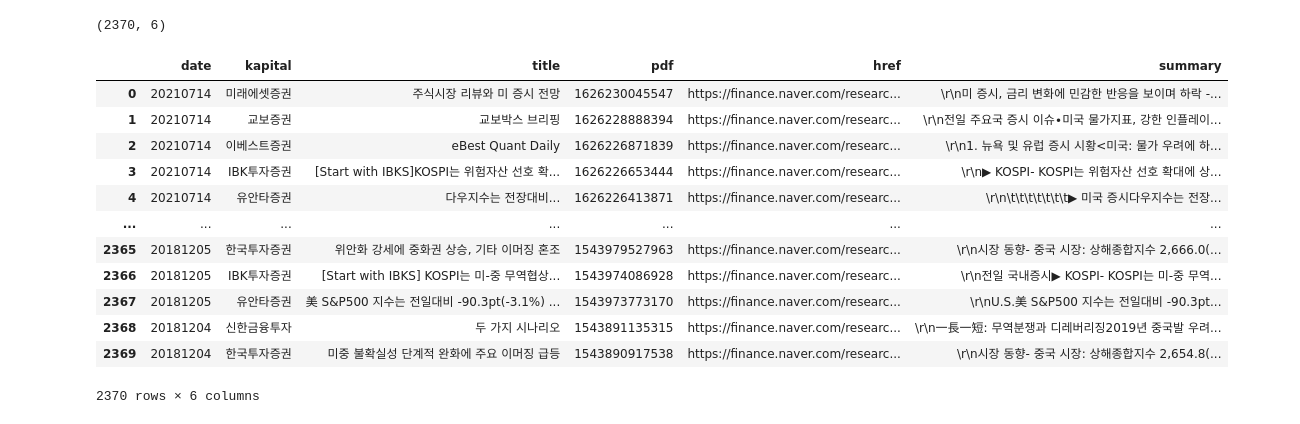
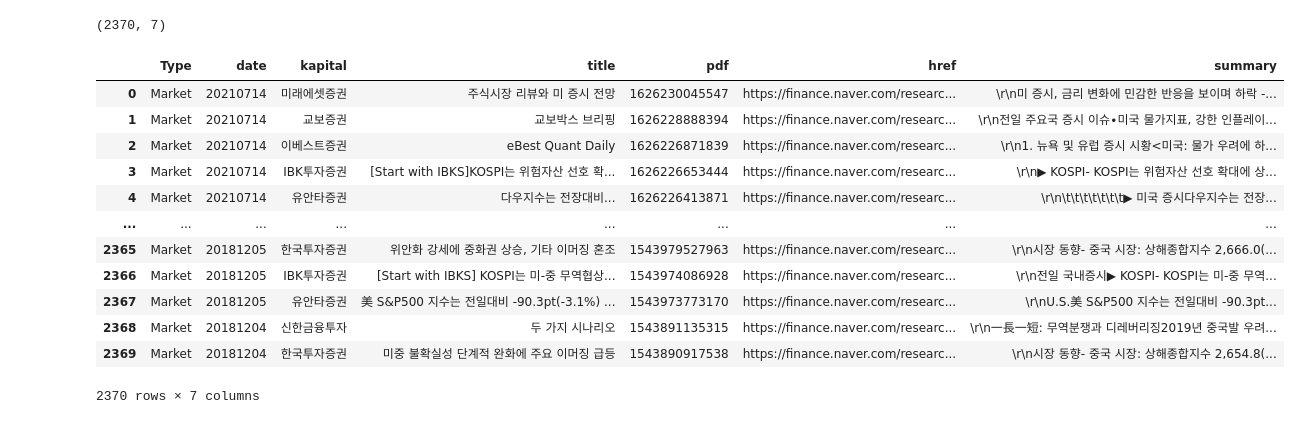
Before and after one commit to kuri980824/Crawling, a Jupyter notebook: Desktop/Project/0719_Naver_Finance_Full.ipynb, the cells around one changed output. Saved outputs shown, nothing was run; the diff lists cells and outputs as text; code cells hidden in the pictures.

```diff
--- a/Desktop/Project/0719_Naver_Finance_Full.ipynb
+++ b/Desktop/Project/0719_Naver_Finance_Full.ipynb
@@ -57,21 +61,23 @@ DF_inv
 # %%
 DF_mkt = pd.read_csv('naver_finance_market_summary.csv')
+DF_mkt['Type' ]= 'Market'
+DF_mkt = DF_mkt[['Type', 'date', 'kapital', 'title', 'pdf', 'href', 'summary']]
 print(DF_mkt.shape)
 DF_mkt
 # %% [output]
-(2370, 6)
+(2370, 7)
-|  | date | kapital | title | pdf | href | summary |
-| 0 | 20210714 | 미래에셋증권 | 주식시장 리뷰와 미 증시 전망 | 1626230045547 | https://finance.naver.com/researc... | \r\n미 증시, 금리 변화에 민감한 반응을 보이며 하락 -... |
-| 1 | 20210714 | 교보증권 | 교보박스 브리핑 | 1626228888394 | https://finance.naver.com/researc... | \r\n전일 주요국 증시 이슈∙미국 물가지표, 강한 인플레이... |
-| 2 | 20210714 | 이베스트증권 | eBest Quant Daily | 1626226871839 | https://finance.naver.com/researc... | \r\n1. 뉴욕 및 유럽 증시 시황<미국: 물가 우려에 하... |
-| 3 | 20210714 | IBK투자증권 | [Start with IBKS]KOSPI는 위험자산 선호 확... | 1626226653444 | https://finance.naver.com/researc... | \r\n▶ KOSPI- KOSPI는 위험자산 선호 확대에 상... |
-| 4 | 20210714 | 유안타증권 | 다우지수는 전장대비... | 1626226413871 | https://finance.naver.com/researc... | \r\n\t\t\t\t\t\t\t▶ 미국 증시다우지수는 전장... |
-| ... | ... | ... | ... | ... | ... | ... |
-| 2365 | 20181205 | 한국투자증권 | 위안화 강세에 중화권 상승, 기타 이머징 혼조 | 1543979527963 | https://finance.naver.com/researc... | \r\n시장 동향- 중국 시장: 상해종합지수 2,666.0(... |
-| 2366 | 20181205 | IBK투자증권 | [Start with IBKS] KOSPI는 미-중 무역협상... | 1543974086928 | https://finance.naver.com/researc... | \r\n전일 국내증시▶ KOSPI- KOSPI는 미-중 무역... |
-| 2367 | 20181205 | 유안타증권 | 美 S&P500 지수는 전일대비 -90.3pt(-3.1%) ... | 1543973773170 | https://finance.naver.com/researc... | \r\nU.S.美 S&P500 지수는 전일대비 -90.3pt... |
-| 2368 | 20181204 | 신한금융투자 | 두 가지 시나리오 | 1543891135315 | https://finance.naver.com/researc... | \r\n一長一短: 무역분쟁과 디레버리징2019년 중국발 우려... |
-| 2369 | 20181204 | 한국투자증권 | 미중 불확실성 단계적 완화에 주요 이머징 급등 | 1543890917538 | https://finance.naver.com/researc... | \r\n시장 동향- 중국 시장: 상해종합지수 2,654.8(... |
+|  | Type | date | kapital | title | pdf | href | summary |
+| 0 | Market | 20210714 | 미래에셋증권 | 주식시장 리뷰와 미 증시 전망 | 1626230045547 | https://finance.naver.com/researc... | \r\n미 증시, 금리 변화에 민감한 반응을 보이며 하락 -... |
+| 1 | Market | 20210714 | 교보증권 | 교보박스 브리핑 | 1626228888394 | https://finance.naver.com/researc... | \r\n전일 주요국 증시 이슈∙미국 물가지표, 강한 인플레이... |
+| 2 | Market | 20210714 | 이베스트증권 | eBest Quant Daily | 1626226871839 | https://finance.naver.com/researc... | \r\n1. 뉴욕 및 유럽 증시 시황<미국: 물가 우려에 하... |
+| 3 | Market | 20210714 | IBK투자증권 | [Start with IBKS]KOSPI는 위험자산 선호 확... | 1626226653444 | https://finance.naver.com/researc... | \r\n▶ KOSPI- KOSPI는 위험자산 선호 확대에 상... |
+| 4 | Market | 20210714 | 유안타증권 | 다우지수는 전장대비... | 1626226413871 | https://finance.naver.com/researc... | \r\n\t\t\t\t\t\t\t▶ 미국 증시다우지수는 전장... |
+| ... | ... | ... | ... | ... | ... | ... | ... |
+| 2365 | Market | 20181205 | 한국투자증권 | 위안화 강세에 중화권 상승, 기타 이머징 혼조 | 1543979527963 | https://finance.naver.com/researc... | \r\n시장 동향- 중국 시장: 상해종합지수 2,666.0(... |
+| 2366 | Market | 20181205 | IBK투자증권 | [Start with IBKS] KOSPI는 미-중 무역협상... | 1543974086928 | https://finance.naver.com/researc... | \r\n전일 국내증시▶ KOSPI- KOSPI는 미-중 무역... |
+| 2367 | Market | 20181205 | 유안타증권 | 美 S&P500 지수는 전일대비 -90.3pt(-3.1%) ... | 1543973773170 | https://finance.naver.com/researc... | \r\nU.S.美 S&P500 지수는 전일대비 -90.3pt... |
+| 2368 | Market | 20181204 | 신한금융투자 | 두 가지 시나리오 | 1543891135315 | https://finance.naver.com/researc... | \r\n一長一短: 무역분쟁과 디레버리징2019년 중국발 우려... |
+| 2369 | Market | 20181204 | 한국투자증권 | 미중 불확실성 단계적 완화에 주요 이머징 급등 | 1543890917538 | https://finance.naver.com/researc... | \r\n시장 동향- 중국 시장: 상해종합지수 2,654.8(... |
-2370 rows × 6 columns
+2370 rows × 7 columns
 # %%
 DF_stk = pd.read_csv('naver_finance_stock_summary.csv')
```
Also changed, not shown: parts of 18 cells of this notebook, 18 other files.
